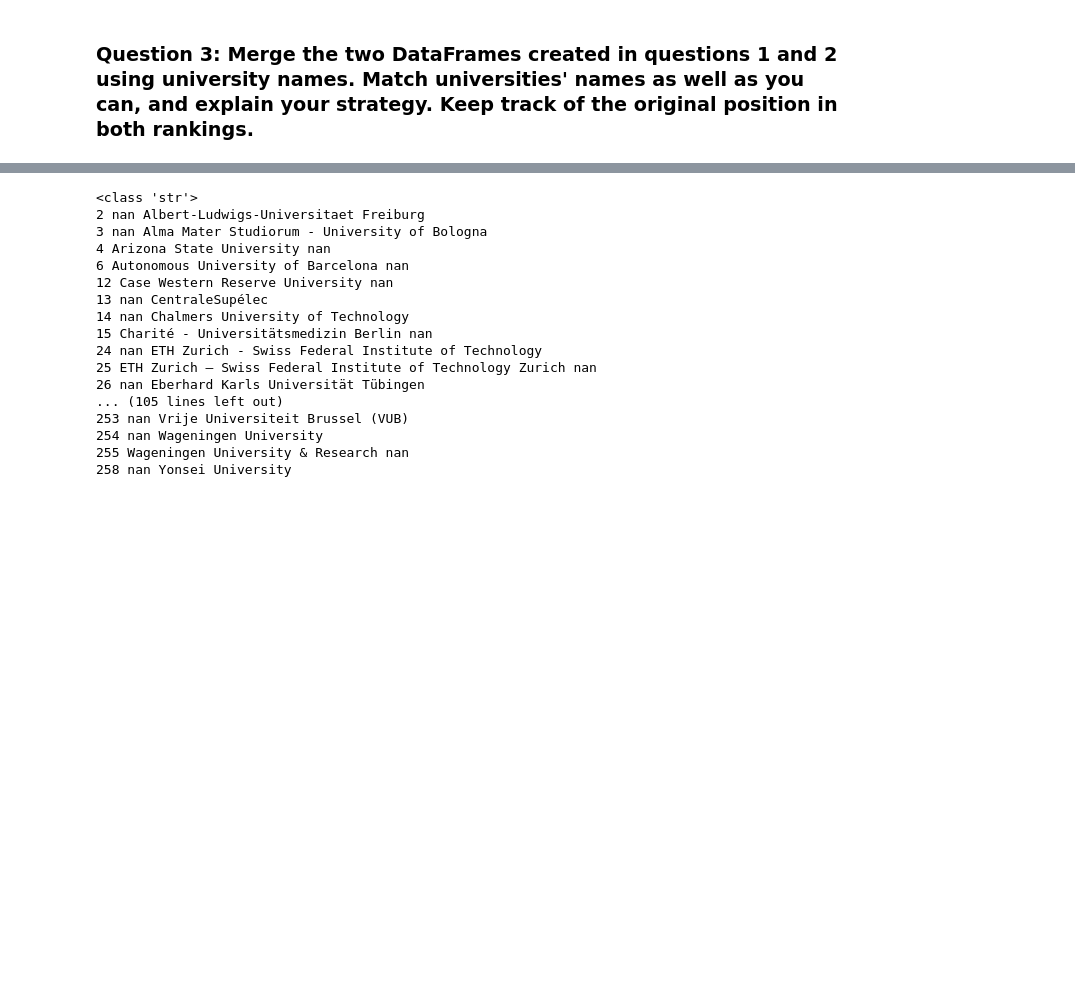
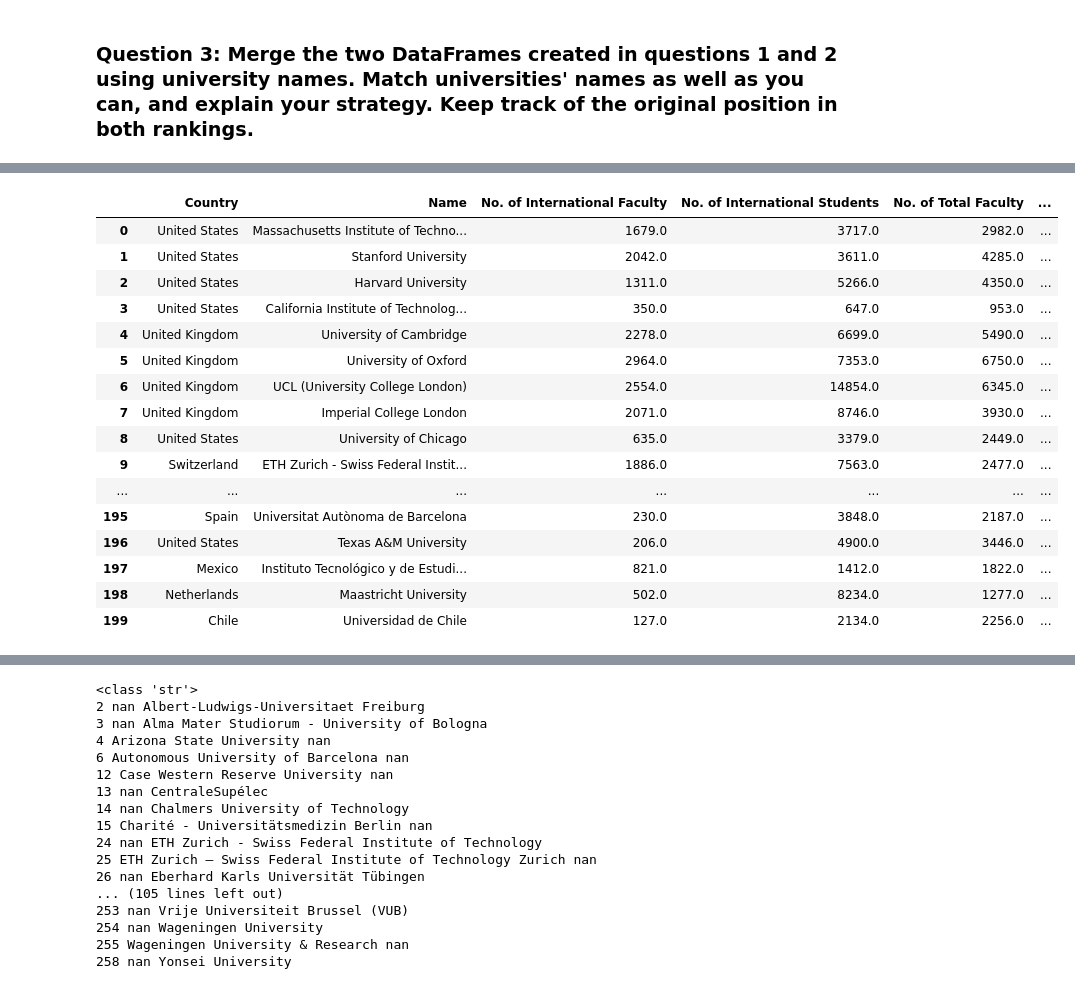
Before and after one commit to justcho5/ADA, a Jupyter notebook: homework02.ipynb, the cells around one changed output, grey strips where cells are left out. Saved outputs shown, nothing was run; the diff lists cells and outputs as text; code cells hidden in the pictures; blank space fills up the shorter version.

```diff
--- a/homework02.ipynb
+++ b/homework02.ipynb
@@ -685,0 +640,20 @@ merged
+# %%
+top_ranking_universities
+# %% [output]
+|  | Country | Name | No. of International Faculty | No. of International Students | No. of Total Faculty | ... |
+| 0 | United States | Massachusetts Institute of Techno... | 1679.0 | 3717.0 | 2982.0 | ... |
+| 1 | United States | Stanford University | 2042.0 | 3611.0 | 4285.0 | ... |
+| 2 | United States | Harvard University | 1311.0 | 5266.0 | 4350.0 | ... |
+| 3 | United States | California Institute of Technolog... | 350.0 | 647.0 | 953.0 | ... |
+| 4 | United Kingdom | University of Cambridge | 2278.0 | 6699.0 | 5490.0 | ... |
+| 5 | United Kingdom | University of Oxford | 2964.0 | 7353.0 | 6750.0 | ... |
+| 6 | United Kingdom | UCL (University College London) | 2554.0 | 14854.0 | 6345.0 | ... |
+| 7 | United Kingdom | Imperial College London | 2071.0 | 8746.0 | 3930.0 | ... |
+| 8 | United States | University of Chicago | 635.0 | 3379.0 | 2449.0 | ... |
+| 9 | Switzerland | ETH Zurich - Swiss Federal Instit... | 1886.0 | 7563.0 | 2477.0 | ... |
+| ... | ... | ... | ... | ... | ... | ... |
+| 195 | Spain | Universitat Autònoma de Barcelona | 230.0 | 3848.0 | 2187.0 | ... |
+| 196 | United States | Texas A&M University | 206.0 | 4900.0 | 3446.0 | ... |
+| 197 | Mexico | Instituto Tecnológico y de Estudi... | 821.0 | 1412.0 | 1822.0 | ... |
+| 198 | Netherlands | Maastricht University | 502.0 | 8234.0 | 1277.0 | ... |
+| 199 | Chile | Universidad de Chile | 127.0 | 2134.0 | 2256.0 | ... |
```
Also changed, not shown: parts of 17 cells of this notebook.
